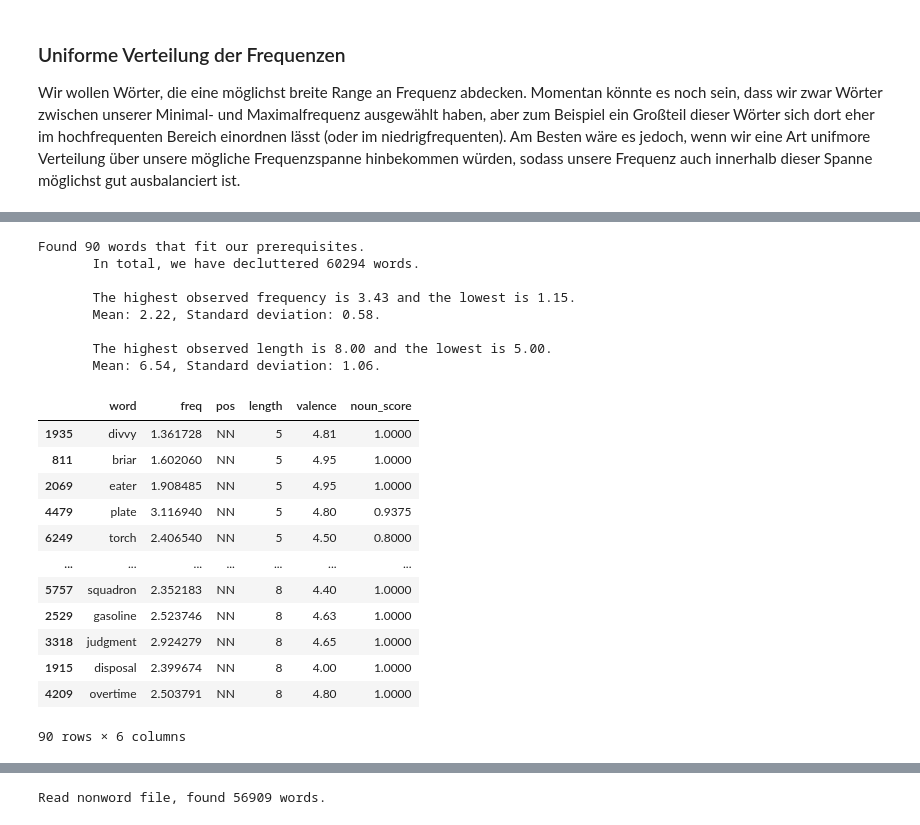
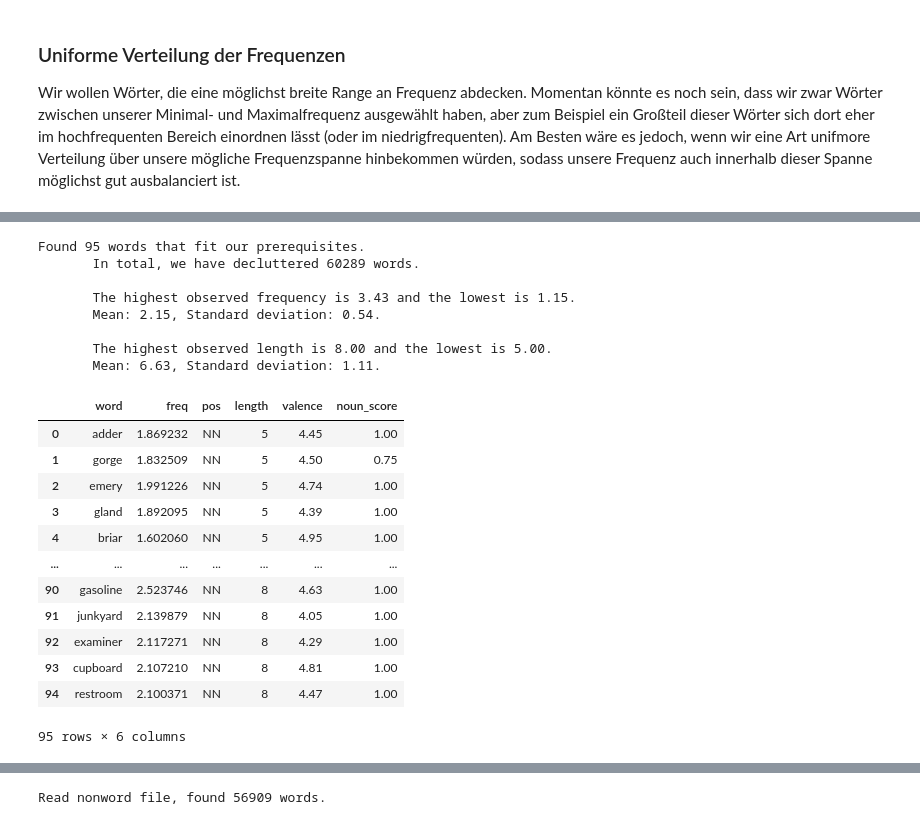
Before and after one commit to jasminorth/lang_emot_cognition, a Jupyter notebook: dataset_creation/dataset_creation.ipynb, the cells around one changed output, grey strips where cells are left out. Saved outputs shown, nothing was run; the diff lists cells and outputs as text; code cells hidden in the pictures.

```diff
--- a/dataset_creation/dataset_creation.ipynb
+++ b/dataset_creation/dataset_creation.ipynb
@@ -62,11 +54,12 @@ True
 # Und wie viele wir haben wollen
 
 # Wie viele Wörter (und Nonwörter) wollen wir am Ende haben?
-# -> jeweils 80 Experimnet Items + 10 Practice Items (d.h. 180 insgesamt)
-N_WORDS = 90
+# insgesamt 10 practice items und 180 experiment items (6 Blöcke x 30 items = 180)
+# -> d.h. jeweils 5 practice items plus jeweils 90 experiment items (Wörter bzw. Nonwörter)
+N_WORDS = 95
 
 # Frequenz: die Range geht von 0.48 bis 6.33 (Logarithmus)
-MIN_FREQ = 1        # nichts zu niedrig frequentes (Zipf?)
+MIN_FREQ = 1        # nichts zu niederfrequentes (siehe Zipfsche Verteilung)
 MAX_FREQ = 4       # nichts zu hochfrequentes
 
 # Länge: die Range geht von 1.00 bis 28.00
@@ -749,50 +755,51 @@ uniform_df = corrected_df.copy()
 # Wir wollen N_Words-viele Zielpunkte innerhalb unserer Spanne zwischen Mindest- und Maximalfrequenz
 # diese haben jeweils den gleichen Abstand zueinander
 targets = np.linspace(MIN_FREQ, MAX_FREQ, N_WORDS)
 
 # Für jeden Zielpunkt: wähle das Wort, dessen Frequenz am nahesten ist
 selected = []
 for target in targets:
     idx = (uniform_df["freq"] - target).abs().idxmin()
     selected.append(uniform_df.loc[idx])
     uniform_df = uniform_df.drop(idx)
 
+# mache aus der oben getroffenen Auswahl wieder einen Datensatz und sortiere ihn nach Wortlänge
 sampled = pd.DataFrame(selected)
-sampled = sampled.sort_values(by="length")
+sampled = sampled.sort_values(by="length").reset_index(drop=True)
 
 # Feedback
 print (f"""Found {len(sampled)} words that fit our prerequisites.
        In total, we have decluttered {original_size - len(sampled)} words.\n
        The highest observed frequency is {sampled["freq"].max():.2f} and the lowest is {sampled["freq"].min():.2f}.
        Mean: {sampled["freq"].mean():.2f}, Standard deviation: {sampled["freq"].std():.2f}.\n
        The highest observed length is {sampled["length"].max():.2f} and the lowest is {sampled["length"].min():.2f}.
        Mean: {sampled["length"].mean():.2f}, Standard deviation: {sampled["length"].std():.2f}.
        """)
 
 # So sieht das dann aus
 sampled
 # %% [output]
-Found 90 words that fit our prerequisites.
-       In total, we have decluttered 60294 words.
+Found 95 words that fit our prerequisites.
+       In total, we have decluttered 60289 words.
 
        The highest observed frequency is 3.43 and the lowest is 1.15.
-       Mean: 2.22, Standard deviation: 0.58.
+       Mean: 2.15, Standard deviation: 0.54.
 
        The highest observed length is 8.00 and the lowest is 5.00.
-       Mean: 6.54, Standard deviation: 1.06.
+       Mean: 6.63, Standard deviation: 1.11.
 |  | word | freq | pos | length | valence | noun_score |
-| 1935 | divvy | 1.361728 | NN | 5 | 4.81 | 1.0000 |
-| 811 | briar | 1.602060 | NN | 5 | 4.95 | 1.0000 |
-| 2069 | eater | 1.908485 | NN | 5 | 4.95 | 1.0000 |
-| 4479 | plate | 3.116940 | NN | 5 | 4.80 | 0.9375 |
-| 6249 | torch | 2.406540 | NN | 5 | 4.50 | 0.8000 |
+| 0 | adder | 1.869232 | NN | 5 | 4.45 | 1.00 |
+| 1 | gorge | 1.832509 | NN | 5 | 4.50 | 0.75 |
+| 2 | emery | 1.991226 | NN | 5 | 4.74 | 1.00 |
+| 3 | gland | 1.892095 | NN | 5 | 4.39 | 1.00 |
+| 4 | briar | 1.602060 | NN | 5 | 4.95 | 1.00 |
 | ... | ... | ... | ... | ... | ... | ... |
-| 5757 | squadron | 2.352183 | NN | 8 | 4.40 | 1.0000 |
-| 2529 | gasoline | 2.523746 | NN | 8 | 4.63 | 1.0000 |
-| 3318 | judgment | 2.924279 | NN | 8 | 4.65 | 1.0000 |
-| 1915 | disposal | 2.399674 | NN | 8 | 4.00 | 1.0000 |
-| 4209 | overtime | 2.503791 | NN | 8 | 4.80 | 1.0000 |
+| 90 | gasoline | 2.523746 | NN | 8 | 4.63 | 1.00 |
+| 91 | junkyard | 2.139879 | NN | 8 | 4.05 | 1.00 |
+| 92 | examiner | 2.117271 | NN | 8 | 4.29 | 1.00 |
+| 93 | cupboard | 2.107210 | NN | 8 | 4.81 | 1.00 |
+| 94 | restroom | 2.100371 | NN | 8 | 4.47 | 1.00 |
-90 rows × 6 columns
+95 rows × 6 columns
 # %%
 # So sieht unsere Verteilung jetzt aus
 
```
Also changed, not shown: parts of 32 cells of this notebook, 3 other files.
